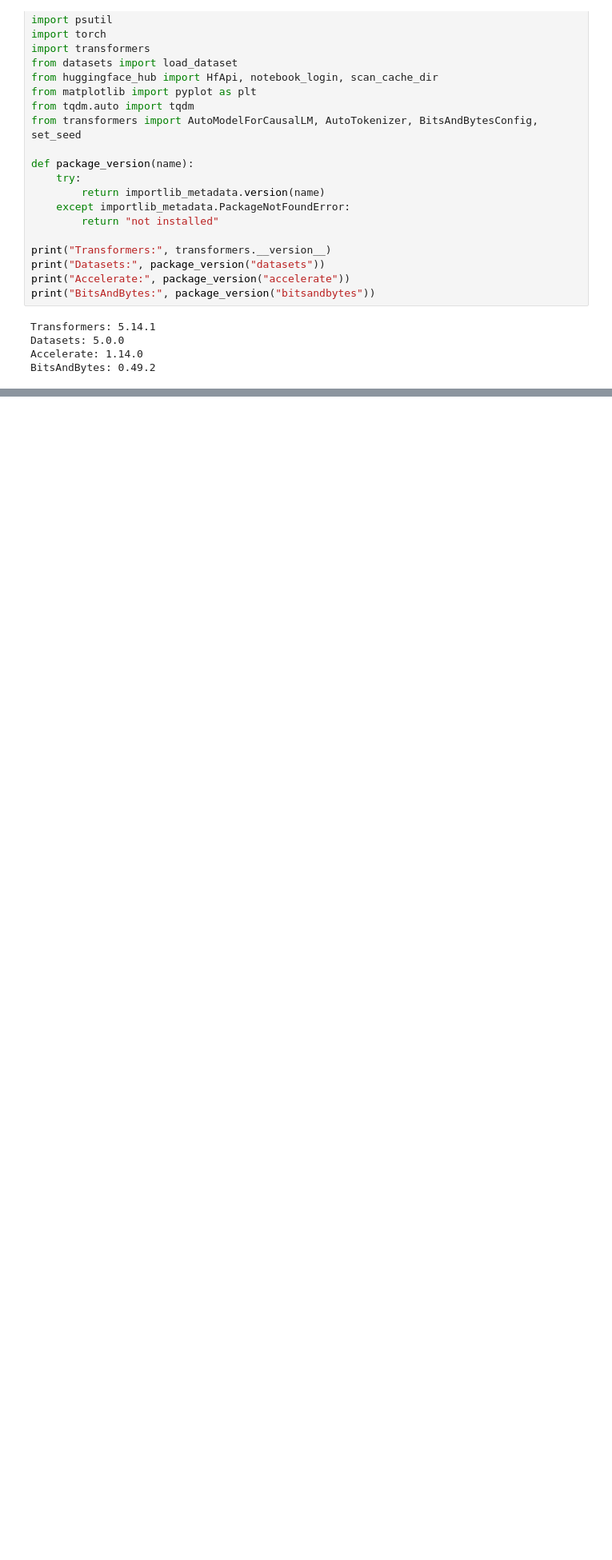
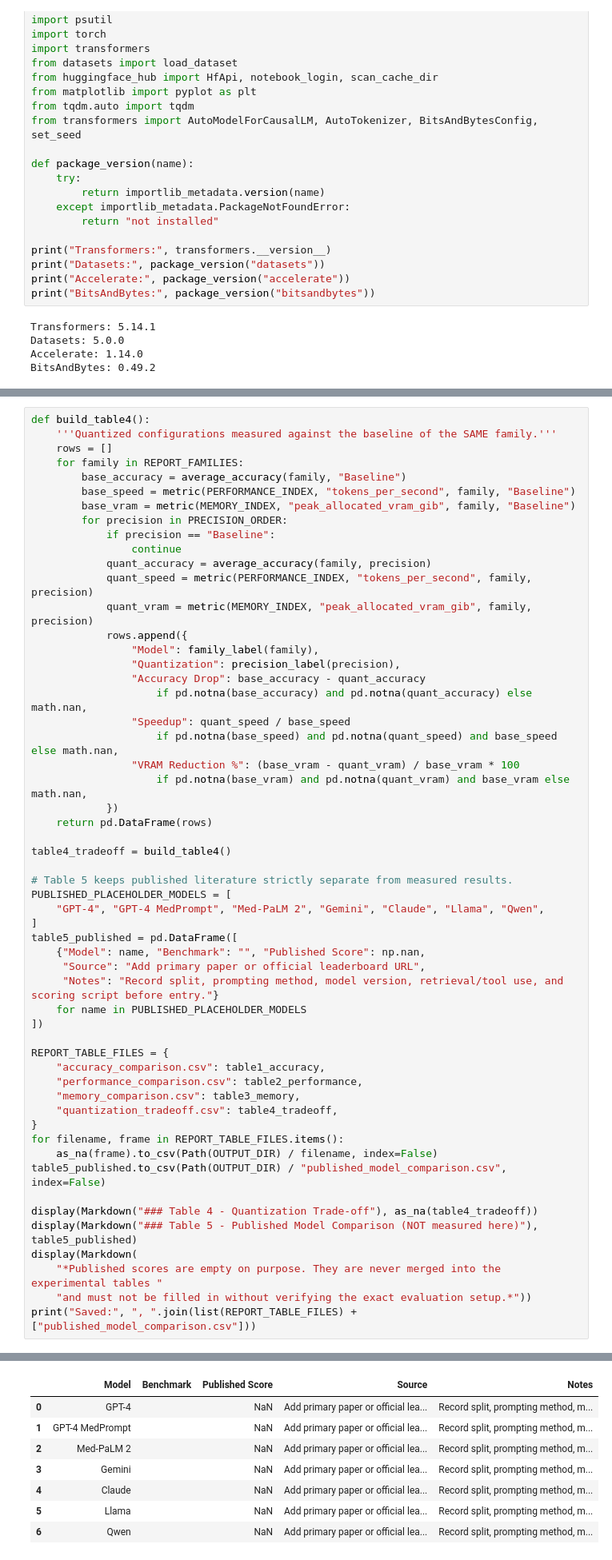
Before and after one commit to peempat/medpubcodex, a Jupyter notebook: gemma_medical_quantization_benchmark.ipynb, the cells around one changed output, grey strips where cells are left out. Shown at 80% size. Drawn from its saved outputs; the diff is of its cells as text; blank space fills up the shorter version.

```diff
--- a/gemma_medical_quantization_benchmark.ipynb
+++ b/gemma_medical_quantization_benchmark.ipynb
@@ -2344,0 +1433,56 @@ Three caveats worth keeping in view:
+# %%
+def build_table4():
+    '''Quantized configurations measured against the baseline of the SAME family.'''
+    rows = []
+    for family in REPORT_FAMILIES:
+        base_accuracy = average_accuracy(family, "Baseline")
+        base_speed = metric(PERFORMANCE_INDEX, "tokens_per_second", family, "Baseline")
+        base_vram = metric(MEMORY_INDEX, "peak_allocated_vram_gib", family, "Baseline")
+        for precision in PRECISION_ORDER:
+            if precision == "Baseline":
+                continue
+            quant_accuracy = average_accuracy(family, precision)
+            quant_speed = metric(PERFORMANCE_INDEX, "tokens_per_second", family, precision)
+            quant_vram = metric(MEMORY_INDEX, "peak_allocated_vram_gib", family, precision)
+            rows.append({
+                "Model": family_label(family),
+                "Quantization": precision_label(precision),
+                "Accuracy Drop": base_accuracy - quant_accuracy
+                    if pd.notna(base_accuracy) and pd.notna(quant_accuracy) else math.nan,
+                "Speedup": quant_speed / base_speed
+                    if pd.notna(base_speed) and pd.notna(quant_speed) and base_speed else math.nan,
+                "VRAM Reduction %": (base_vram - quant_vram) / base_vram * 100
+                    if pd.notna(base_vram) and pd.notna(quant_vram) and base_vram else math.nan,
+            })
+    return pd.DataFrame(rows)
+
+table4_tradeoff = build_table4()
+
+# Table 5 keeps published literature strictly separate from measured results.
+PUBLISHED_PLACEHOLDER_MODELS = [
+    "GPT-4", "GPT-4 MedPrompt", "Med-PaLM 2", "Gemini", "Claude", "Llama", "Qwen",
+]
+table5_published = pd.DataFrame([
+    {"Model": name, "Benchmark": "", "Published Score": np.nan,
+     "Source": "Add primary paper or official leaderboard URL",
+     "Notes": "Record split, prompting method, model version, retrieval/tool use, and scoring script before entry."}
+    for name in PUBLISHED_PLACEHOLDER_MODELS
+])
+
+REPORT_TABLE_FILES = {
+    "accuracy_comparison.csv": table1_accuracy,
+    "performance_comparison.csv": table2_performance,
+    "memory_comparison.csv": table3_memory,
+    "quantization_tradeoff.csv": table4_tradeoff,
+}
+for filename, frame in REPORT_TABLE_FILES.items():
+    as_na(frame).to_csv(Path(OUTPUT_DIR) / filename, index=False)
+table5_published.to_csv(Path(OUTPUT_DIR) / "published_model_comparison.csv", index=False)
+
+display(Markdown("### Table 4 - Quantization Trade-off"), as_na(table4_tradeoff))
+display(Markdown("### Table 5 - Published Model Comparison (NOT measured here)"), table5_published)
+display(Markdown(
+    "*Published scores are empty on purpose. They are never merged into the experimental tables "
+    "and must not be filled in without verifying the exact evaluation setup.*"))
+print("Saved:", ", ".join(list(REPORT_TABLE_FILES) + ["published_model_comparison.csv"]))
+# %% [output]
@@ -2344,0 +1498,8 @@ Three caveats worth keeping in view:
+|  | Model | Benchmark | Published Score | Source | Notes |
+| 0 | GPT-4 |  | NaN | Add primary paper or official lea... | Record split, prompting method, m... |
+| 1 | GPT-4 MedPrompt |  | NaN | Add primary paper or official lea... | Record split, prompting method, m... |
+| 2 | Med-PaLM 2 |  | NaN | Add primary paper or official lea... | Record split, prompting method, m... |
+| 3 | Gemini |  | NaN | Add primary paper or official lea... | Record split, prompting method, m... |
+| 4 | Claude |  | NaN | Add primary paper or official lea... | Record split, prompting method, m... |
+| 5 | Llama |  | NaN | Add primary paper or official lea... | Record split, prompting method, m... |
+| 6 | Qwen |  | NaN | Add primary paper or official lea... | Record split, prompting method, m... |
```
Also changed, not shown: parts of 113 cells of this notebook, 2 other files.
